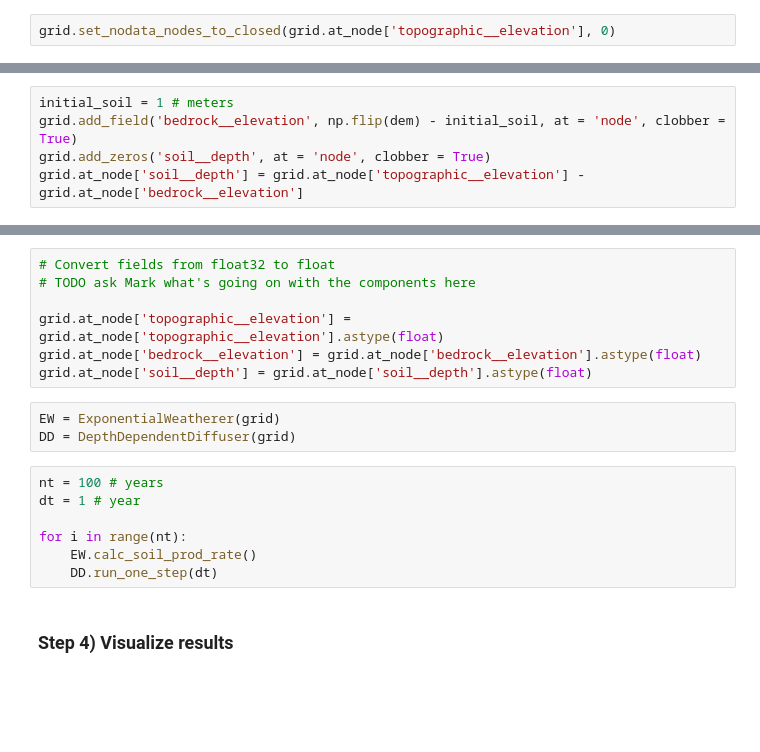
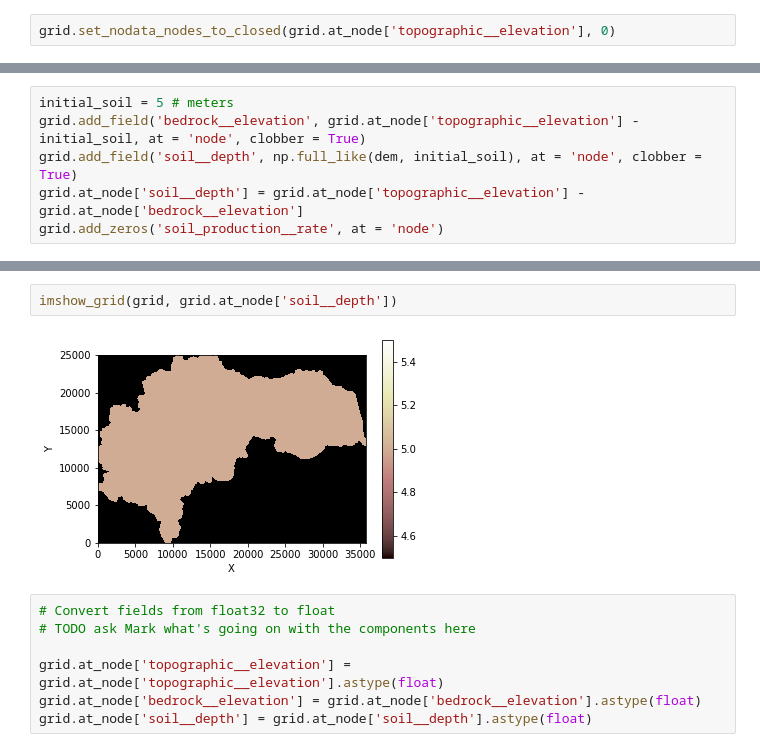
Before and after one commit to ethan-pierce/eightmile-lake-models, a Jupyter notebook: hillslope-diffusion.ipynb, the cells around one changed output, grey strips where cells are left out. Drawn from its saved outputs; the diff is of its cells as text; blank space fills up the shorter version.

```diff
--- a/hillslope-diffusion.ipynb
+++ b/hillslope-diffusion.ipynb
@@ -67,5 +62,6 @@ imshow_grid(grid, grid.at_node['topographic__elevation'])
 # %%
-initial_soil = 1 # meters
-grid.add_field('bedrock__elevation', np.flip(dem) - initial_soil, at = 'node', clobber = True)
-grid.add_zeros('soil__depth', at = 'node', clobber = True)
+initial_soil = 5 # meters
+grid.add_field('bedrock__elevation', grid.at_node['topographic__elevation'] - initial_soil, at = 'node', clobber = True)
+grid.add_field('soil__depth', np.full_like(dem, initial_soil), at = 'node', clobber = True)
 grid.at_node['soil__depth'] = grid.at_node['topographic__elevation'] - grid.at_node['bedrock__elevation']
+grid.add_zeros('soil_production__rate', at = 'node')
@@ -74,3 +74,7 @@ grid.at_node['soil__depth'] = grid.at_node['topographic__elevation'] - grid.at_n
+# %%
+imshow_grid(grid, grid.at_node['soil__depth'])
+# %% [output]
+[figure, added]
 # %%
 # Convert fields from float32 to float
 # TODO ask Mark what's going on with the components here
@@ -78,15 +82,3 @@ grid.at_node['soil__depth'] = grid.at_node['topographic__elevation'] - grid.at_n
 grid.at_node['topographic__elevation'] = grid.at_node['topographic__elevation'].astype(float)
 grid.at_node['bedrock__elevation'] = grid.at_node['bedrock__elevation'].astype(float)
 grid.at_node['soil__depth'] = grid.at_node['soil__depth'].astype(float)
-# %%
-EW = ExponentialWeatherer(grid)
-DD = DepthDependentDiffuser(grid)
-# %%
-nt = 100 # years
-dt = 1 # year
-
-for i in range(nt):
-    EW.calc_soil_prod_rate()
-    DD.run_one_step(dt)
-# %% [markdown]
-### Step 4) Visualize results
```
Also changed, not shown: parts of 11 cells of this notebook.
